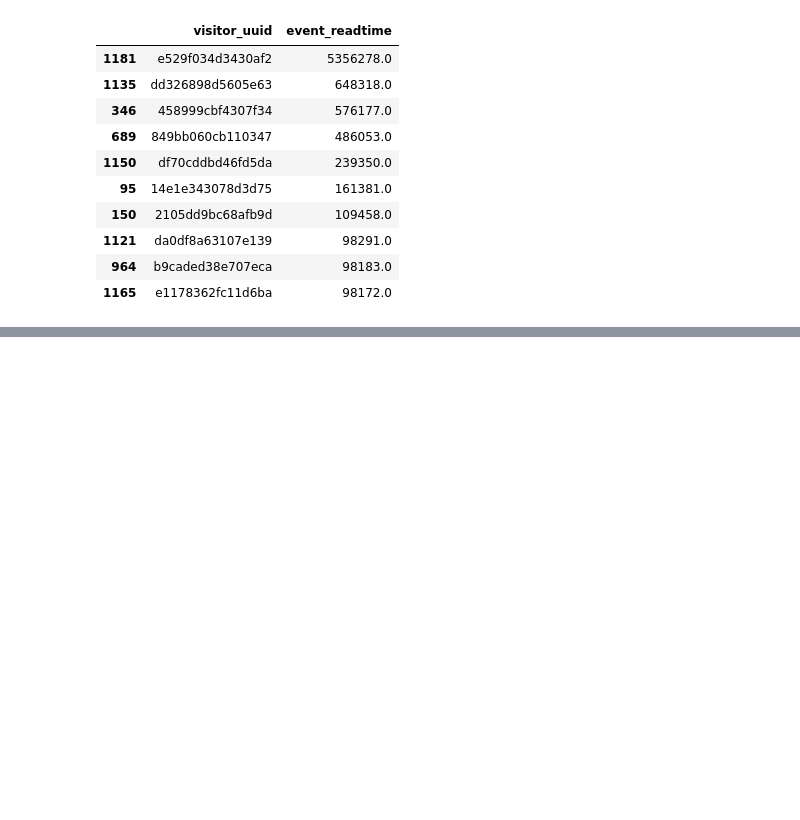
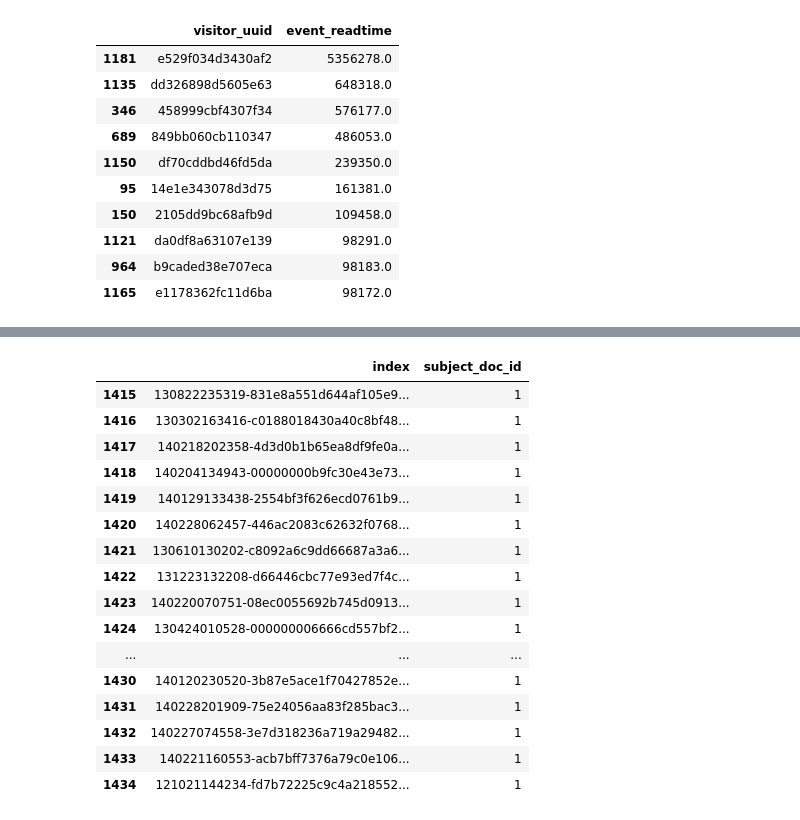
Before and after one commit to overmars86/analyticsapp, a Jupyter notebook: CW_2/Project/Code/working.ipynb, the cells around one changed output, grey strips where cells are left out. Drawn from its saved outputs; the diff is of its cells as text; code cells hidden in the pictures; blank space fills up the shorter version.

```diff
--- a/CW_2/Project/Code/working.ipynb
+++ b/CW_2/Project/Code/working.ipynb
@@ -274,0 +331,20 @@ ax = sns.set_style(style = "darkgrid")
+# %%
+df['subject_doc_id'].value_counts().reset_index().tail(20)
+# %% [output]
+|  | index | subject_doc_id |
+| 1415 | 130822235319-831e8a551d644af105e9... | 1 |
+| 1416 | 130302163416-c0188018430a40c8bf48... | 1 |
+| 1417 | 140218202358-4d3d0b1b65ea8df9fe0a... | 1 |
+| 1418 | 140204134943-00000000b9fc30e43e73... | 1 |
+| 1419 | 140129133438-2554bf3f626ecd0761b9... | 1 |
+| 1420 | 140228062457-446ac2083c62632f0768... | 1 |
+| 1421 | 130610130202-c8092a6c9dd66687a3a6... | 1 |
+| 1422 | 131223132208-d66446cbc77e93ed7f4c... | 1 |
+| 1423 | 140220070751-08ec0055692b745d0913... | 1 |
+| 1424 | 130424010528-000000006666cd557bf2... | 1 |
+| ... | ... | ... |
+| 1430 | 140120230520-3b87e5ace1f70427852e... | 1 |
+| 1431 | 140228201909-75e24056aa83f285bac3... | 1 |
+| 1432 | 140227074558-3e7d318236a719a29482... | 1 |
+| 1433 | 140221160553-acb7bff7376a79c0e106... | 1 |
+| 1434 | 121021144234-fd7b72225c9c4a218552... | 1 |
```
Also changed, not shown: parts of 14 cells of this notebook.
